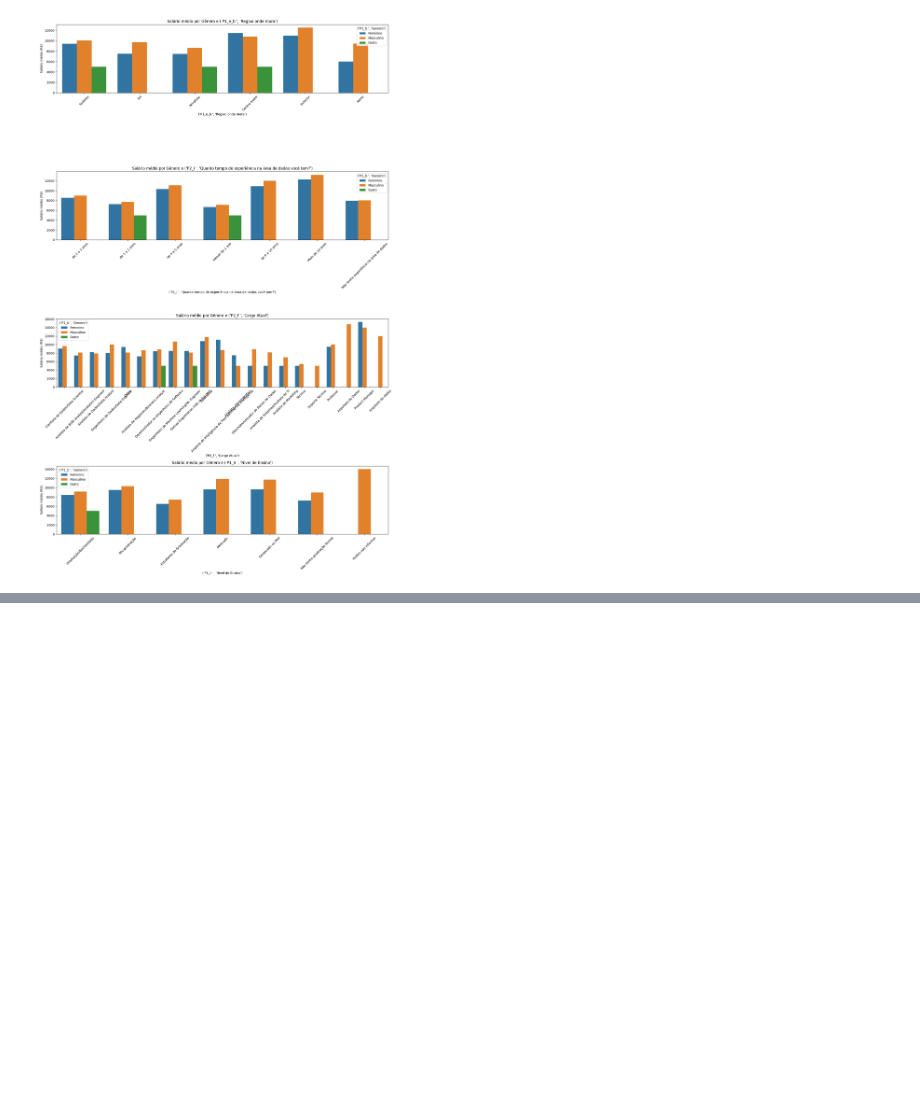
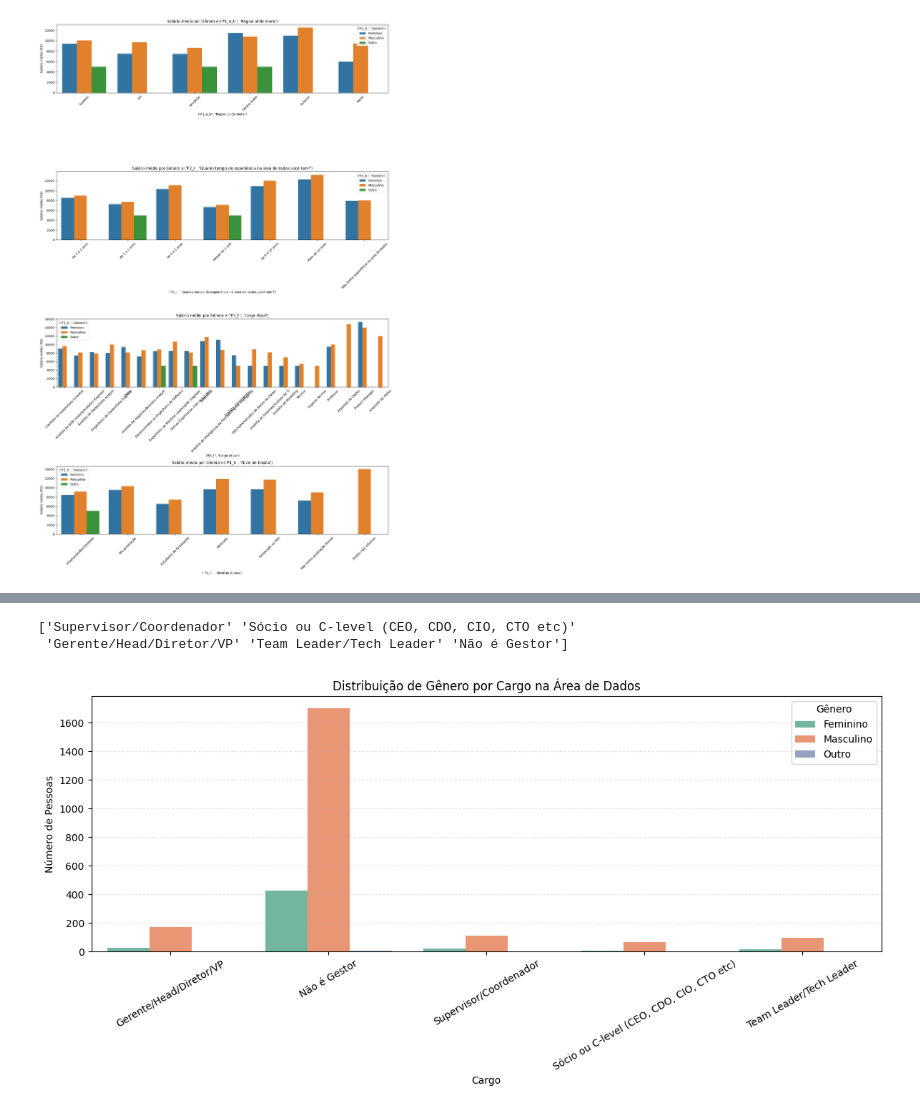
Before and after one commit to FGV-VIS-2025/tarefa-4-mulheres_no_mercado_brasileiro_de_dados, a Jupyter notebook: analise_exploratoria/analise_exploratoria.ipynb, the cells around one changed output, grey strips where cells are left out. Cells and saved outputs as stored; diff of their text form; code cells hidden in the pictures; blank space fills up the shorter version.

```diff
--- a/analise_exploratoria/analise_exploratoria.ipynb
+++ b/analise_exploratoria/analise_exploratoria.ipynb
@@ -192,0 +345,45 @@ plt.show()
+# %%
+import numpy as np
+
+df["('P2_e ', 'Cargo como Gestor')"] = df["('P2_e ', 'Cargo como Gestor')"].fillna('Não é Gestor')
+
+# Verifique se os valores foram substituídos
+# print(df["('P2_e ', 'Cargo como Gestor')"].isna().sum())
+print(df["('P2_e ', 'Cargo como Gestor')"].unique())
+# %% [output]
+['Supervisor/Coordenador' 'Sócio ou C-level (CEO, CDO, CIO, CTO etc)'
+ 'Gerente/Head/Diretor/VP' 'Team Leader/Tech Leader' 'Não é Gestor']
+# %%
+
+col_cargo = "('P2_e ', 'Cargo como Gestor')"
+# col_genero = "('P1_b ', 'Genero')"
+
+# Contar número de pessoas por cargo e gênero
+df_cargo_genero = df.groupby([col_cargo, col_genero]).size().reset_index(name='contagem')
+
+# Ordenar os cargos de forma lógica, se necessário
+# ordem_cargos = [
+    # 'Estagiário(a)', 'Júnior', 'Pleno', 'Sênior',
+    # 'Especialista', 'Coordenador(a)', 'Gerente', 'Diretor(a)', 'C-Level'
+# ]
+
+plt.figure(figsize=(12, 6))
+sns.barplot(
+    data=df_cargo_genero,
+    x=col_cargo,
+    y='contagem',
+    hue=col_genero,
+    # order=ordem_cargos,
+    palette='Set2'
+)
+
+plt.title('Distribuição de Gênero por Cargo na Área de Dados')
+plt.xlabel('Cargo')
+plt.ylabel('Número de Pessoas')
+plt.xticks(rotation=30)
+plt.legend(title='Gênero')
+plt.grid(axis='y', linestyle='--', alpha=0.3)
+plt.tight_layout()
+plt.show()
+# %% [output]
+[figure, added]
```
Also changed, not shown: parts of 12 cells of this notebook.
